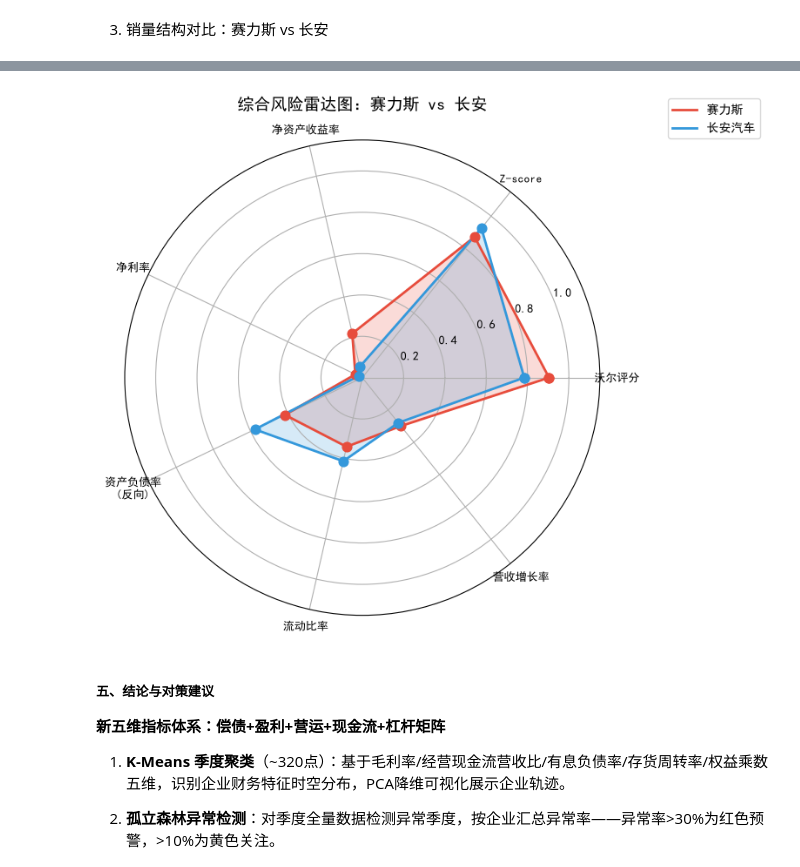
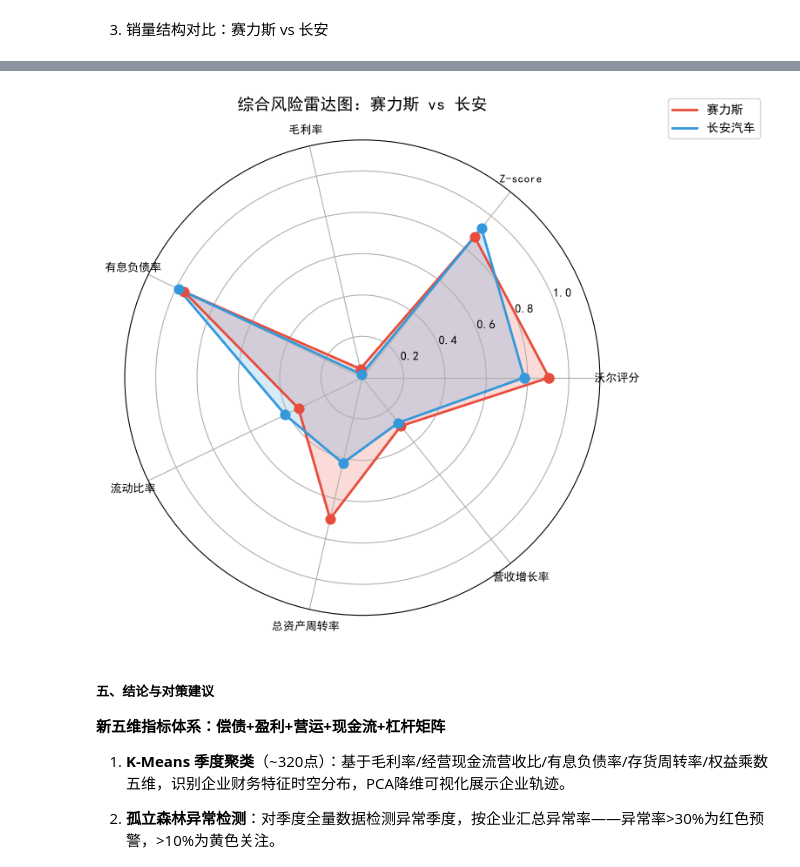
Before and after one commit to yohoten/fidac, a Jupyter notebook: 基于K-Means聚类与Prophet时序预测的重庆上市车企财务智能预警研究.ipynb, the cells around one changed output, grey strips where cells are left out. Drawn from its saved outputs; the diff is of its cells as text; code cells hidden in the pictures.

```diff
--- a/基于K-Means聚类与Prophet时序预测的重庆上市车企财务智能预警研究.ipynb
+++ b/基于K-Means聚类与Prophet时序预测的重庆上市车企财务智能预警研究.ipynb
@@ -750,11 +777,14 @@ def prophet_forecast(code, metric_col, forecast_quarters=4):
     print(f'    当前: {df_p["y"].iloc[-1]:.4f}  →  '
           f'预测{forecast_quarters}Q后: {forecast["yhat"].iloc[-1]:.4f}')
     print(f'    变动: {change_pct:+.1f}%')
+    return forecast  # 返回 forecast 供 MAPE 计算
 
 #METRICS = ['毛利率', '净利润率', '净资产收益率', '资产负债率']
 METRICS = ['毛利率',  '资产负债率']
 FORECAST_Q = 4
 
+# 运行 Prophet 并收集预测结果
+prophet_results = {}  # {(code, metric): forecast_df}
 for code in ['601127_赛力斯', '000625_长安汽车']:
     if code not in all_ratios:
         continue
@@ -762,7 +792,19 @@ for code in ['601127_赛力斯', '000625_长安汽车']:
     print(f'  {code.split("_")[1]}（未来 {FORECAST_Q*3} 个月预测）')
     print(f'{"="*50}')
     for metric in METRICS:
-        prophet_forecast(code, metric, forecast_quarters=FORECAST_Q)
+        fc = prophet_forecast(code, metric, forecast_quarters=FORECAST_Q)
+        if fc is not None:
+            prophet_results[(code, metric)] = fc
+
+# 打印预测值摘要（供后续 MAPE cell 使用）
+print(f'\n{"="*60}')
+print('  Prophet 预测摘要 — 2026-03-31 预测值（MAPE 请运行下一个 cell）')
+print(f'{"="*60}')
+for (code, metric), fc in prophet_results.items():
+    name = code.split('_')[1]
+    pred_row = fc[fc['ds'] == '2026-03-31']
+    if len(pred_row) > 0:
+        print(f'  {name} {metric}: 预测值={pred_row["yhat"].values[0]:.4f}')
 
 # 恢复原始工作目录
 os.chdir(_orig_cwd)
@@ -1062,53 +1204,53 @@ def _latest_ratio(code, metric):
     return df_r.loc[annual[-1], metric] if metric in df_r.columns else None
 
 sl_code = '601127_赛力斯'; ca_code = '000625_长安汽车'
-sl_roe = _latest_ratio(sl_code, '净资产收益率')
-sl_npm = _latest_ratio(sl_code, '净利润率')
-sl_dr  = _latest_ratio(sl_code, '资产负债率')
-sl_cr  = _latest_ratio(sl_code, '流动比率')
-sl_rg  = _latest_ratio(sl_code, '营业收入增长率')
-ca_roe = _latest_ratio(ca_code, '净资产收益率')
-ca_npm = _latest_ratio(ca_code, '净利润率')
-ca_dr  = _latest_ratio(ca_code, '资产负债率')
+# 对齐沃尔评分五维预警体系
+sl_gm  = _latest_ratio(sl_code, '毛利率')        # 权重15
+sl_idr = _latest_ratio(sl_code, '有息负债率')    # 权重25
+sl_cr  = _latest_ratio(sl_code, '流动比率')      # 权重25
+sl_tat = _latest_ratio(sl_code, '总资产周转率')  # 权重15
+sl_rg  = _latest_ratio(sl_code, '营业收入增长率') # 权重20
+ca_gm  = _latest_ratio(ca_code, '毛利率')
+ca_idr = _latest_ratio(ca_code, '有息负债率')
 ca_cr  = _latest_ratio(ca_code, '流动比率')
+ca_tat = _latest_ratio(ca_code, '总资产周转率')
 ca_rg  = _latest_ratio(ca_code, '营业收入增长率')
 
 # 归一化到 [0,1]
 def norm(v, mn, mx, reverse=False):
     if mx == mn: return 0.5
     return 1 - (v - mn) / (mx - mn) if reverse else (v - mn) / (mx - mn)
 
-sl_values = [sl_wolle/100, norm(sl_z, z_min, z_max), sl_roe,
-             sl_npm, norm(sl_dr, 0.3, 1.0, True),
-             norm(sl_cr, 0.3, 2.5), norm(sl_rg, -0.5, 3.0)]
-ca_values = [ca_wolle/100, norm(ca_z, z_min, z_max), ca_roe,
-             ca_npm, norm(ca_dr, 0.3, 1.0, True),
-             norm(ca_cr, 0.3, 2.5), norm(ca_rg, -0.5, 3.0)]
+sl_values = [sl_wolle/100, norm(sl_z, z_min, z_max), sl_gm,
+             norm(sl_idr, 0, 0.8, True), norm(sl_cr, 0.3, 2.5),
+             norm(sl_tat, 0, 2.0), norm(sl_rg, -0.5, 3.0)]
+ca_values = [ca_wolle/100, norm(ca_z, z_min, z_max), ca_gm,
+             norm(ca_idr, 0, 0.8, True), norm(ca_cr, 0.3, 2.5),
+             norm(ca_tat, 0, 2.0), norm(ca_rg, -0.5, 3.0)]
 
-metrics_radar = ['沃尔评分', 'Z-score', '净资产收益率', '净利率',
-                 '资产负债率\n(反向)', '流动比率', '营收增长率']
+metrics_radar = ['沃尔评分', 'Z-score', '毛利率','有息负债率', '流动比率','总资产周转率', '营收增长率']
 N = len(metrics_radar)
 angles = np.linspace(0, 2 * np.pi, N, endpoint=False).tolist()
 angles += angles[:1]
 
 fig, ax = plt.subplots(figsize=(8, 8), subplot_kw={'polar': True})
 for vals, label, color, alpha in [
     (sl_values, '赛力斯', '#E74C3C', 0.2),
     (ca_values, '长安汽车', '#3498DB', 0.2),
 ]:
     vals_plot = vals + vals[:1]
     ax.fill(angles, vals_plot, color=color, alpha=alpha)
     ax.plot(angles, vals_plot, color=color, linewidth=2, label=label)
     ax.scatter(angles, vals_plot, color=color, s=60, zorder=5)
 
 ax.set_xticks(angles[:-1])
 ax.set_xticklabels(metrics_radar, fontsize=9)
 ax.set_title('综合风险雷达图：赛力斯 vs 长安', fontsize=14, fontweight='bold', pad=25)
 ax.legend(loc='upper right', bbox_to_anchor=(1.35, 1.1))
 ax.set_ylim(0, 1.15)
 plt.tight_layout(); plt.show()
 # %% [output]
-[figure, old version]
+[figure, new version]
 # %% [markdown]
 ##### 五、结论与对策建议
 
```
Also changed, not shown: parts of 8 cells of this notebook, 15 other files.
